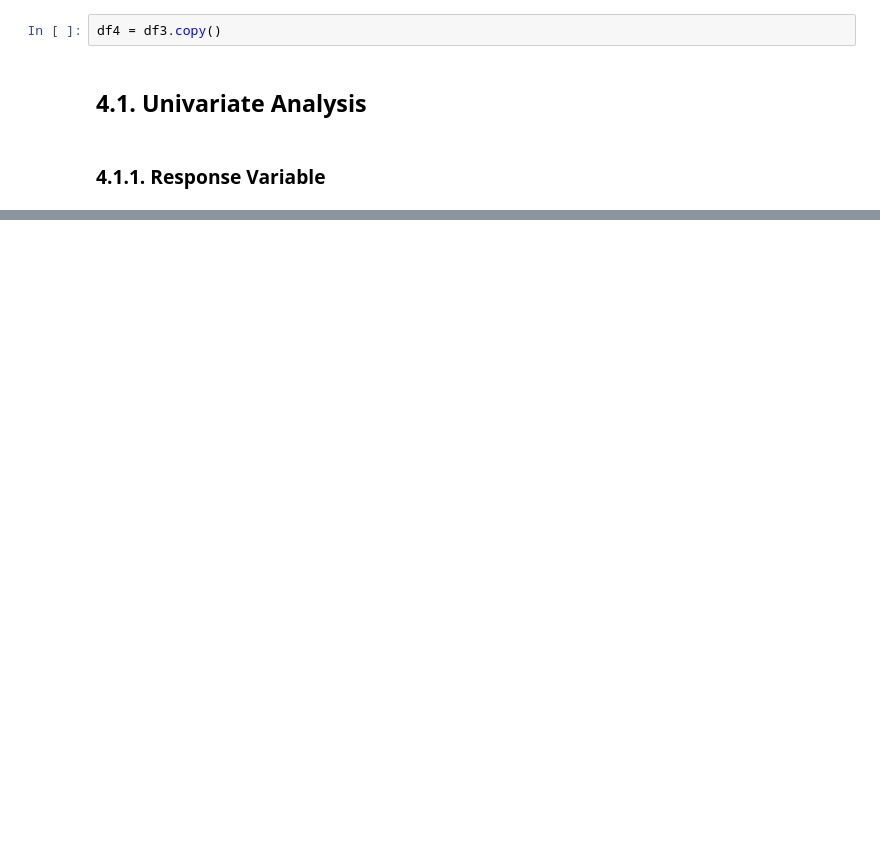
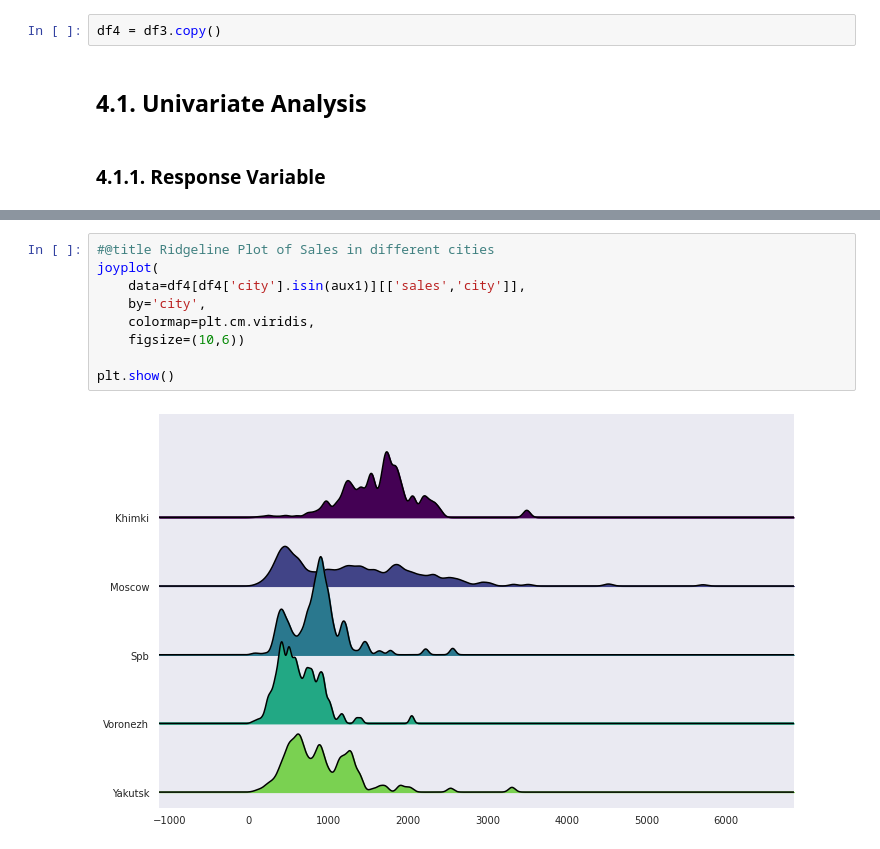
Before and after one commit to Matheus-Homem/future-sales-prediction, a Jupyter notebook: notebook/Future_Sales_Prediction.ipynb, the cells around one changed output, grey strips where cells are left out. Cells and saved outputs as stored; diff of their text form; blank space fills up the shorter version.

```diff
--- a/notebook/Future_Sales_Prediction.ipynb
+++ b/notebook/Future_Sales_Prediction.ipynb
@@ -343,0 +428,11 @@ sns.distplot(df4['sales'],color=viridis)
+# %%
+#@title Ridgeline Plot of Sales in different cities
+joyplot(
+    data=df4[df4['city'].isin(aux1)][['sales','city']],
+    by='city',
+    colormap=plt.cm.viridis,
+    figsize=(10,6))
+
+plt.show()
+# %% [output]
+[figure, added]
```
Also changed, not shown: parts of 17 cells of this notebook.
